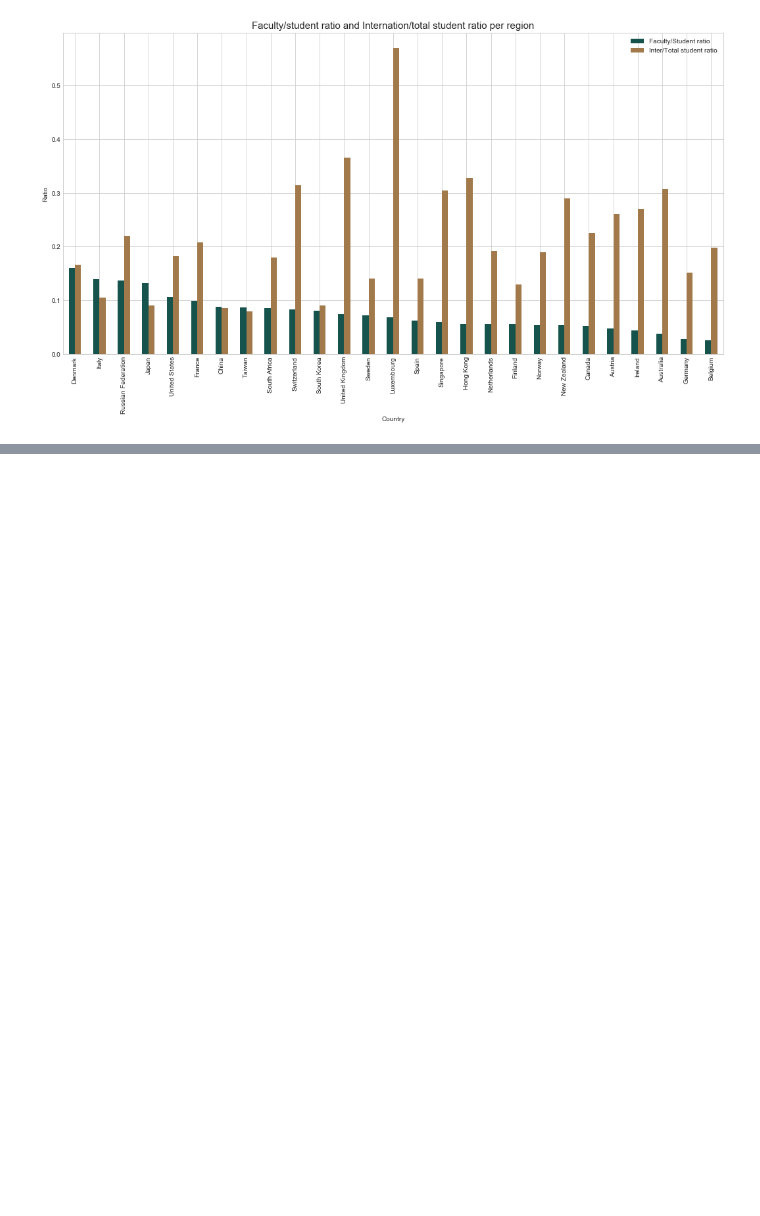
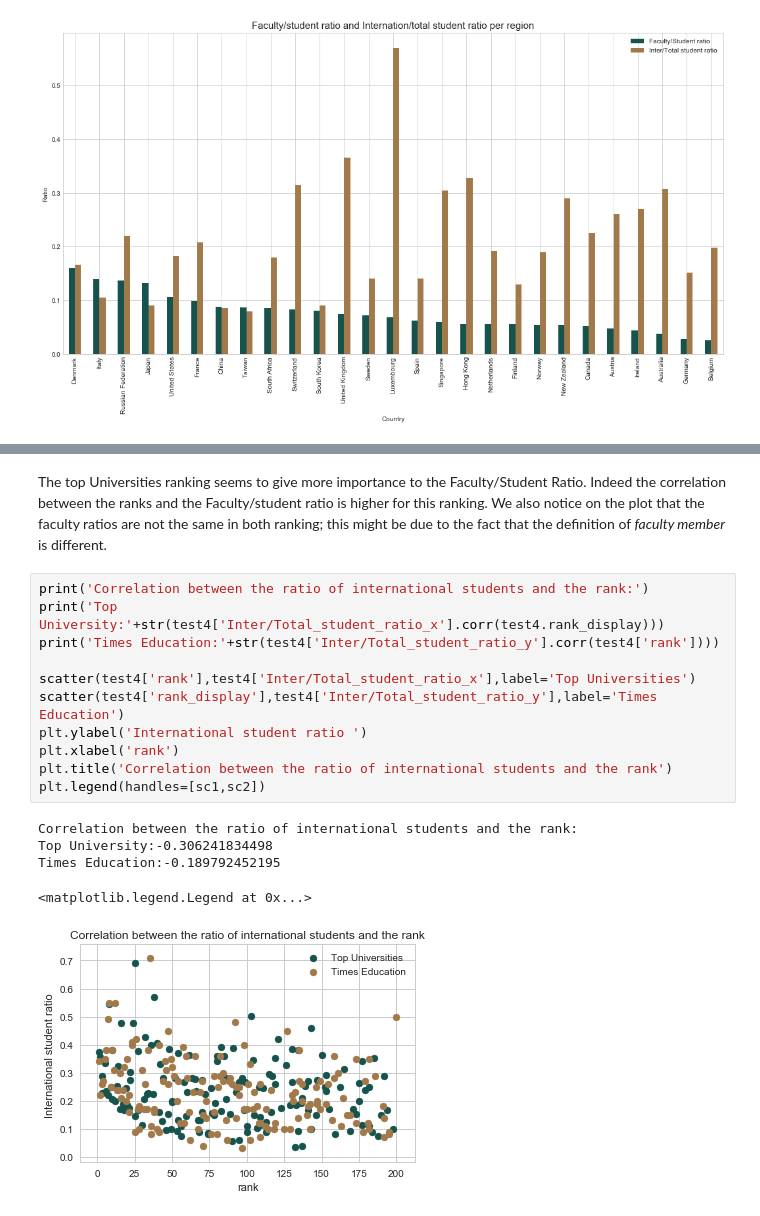
Before and after one commit to sourabhlal/ada2017, a Jupyter notebook: 02 - Data from the Web/homework02.ipynb, the cells around one changed output, grey strips where cells are left out. Cells and saved outputs as stored; diff of their text form; blank space fills up the shorter version.

```diff
--- a/02 - Data from the Web/homework02.ipynb
+++ b/02 - Data from the Web/homework02.ipynb
@@ -472,0 +735,20 @@ Here is the plot for the ratios per country.
+# %% [markdown]
+The top Universities ranking seems to give more importance to the Faculty/Student Ratio. Indeed the correlation between the ranks and the Faculty/student ratio is higher for this ranking.
+We also notice on the plot that the faculty ratios are not the same in both ranking; this might be due to the fact that the definition of *faculty member* is different.
+# %%
+print('Correlation between the ratio of international students and the rank:')
+print('Top University:'+str(test4['Inter/Total_student_ratio_x'].corr(test4.rank_display)))
+print('Times Education:'+str(test4['Inter/Total_student_ratio_y'].corr(test4['rank'])))
+
+scatter(test4['rank'],test4['Inter/Total_student_ratio_x'],label='Top Universities')
+scatter(test4['rank_display'],test4['Inter/Total_student_ratio_y'],label='Times Education')
+plt.ylabel('International student ratio ')
+plt.xlabel('rank')
+plt.title('Correlation between the ratio of international students and the rank')
+plt.legend(handles=[sc1,sc2])
+# %% [output]
+Correlation between the ratio of international students and the rank:
+Top University:-0.306241834498
+Times Education:-0.189792452195
+<matplotlib.legend.Legend at 0x...>
+[figure, added]
```
Also changed, not shown: parts of 40 cells of this notebook.
